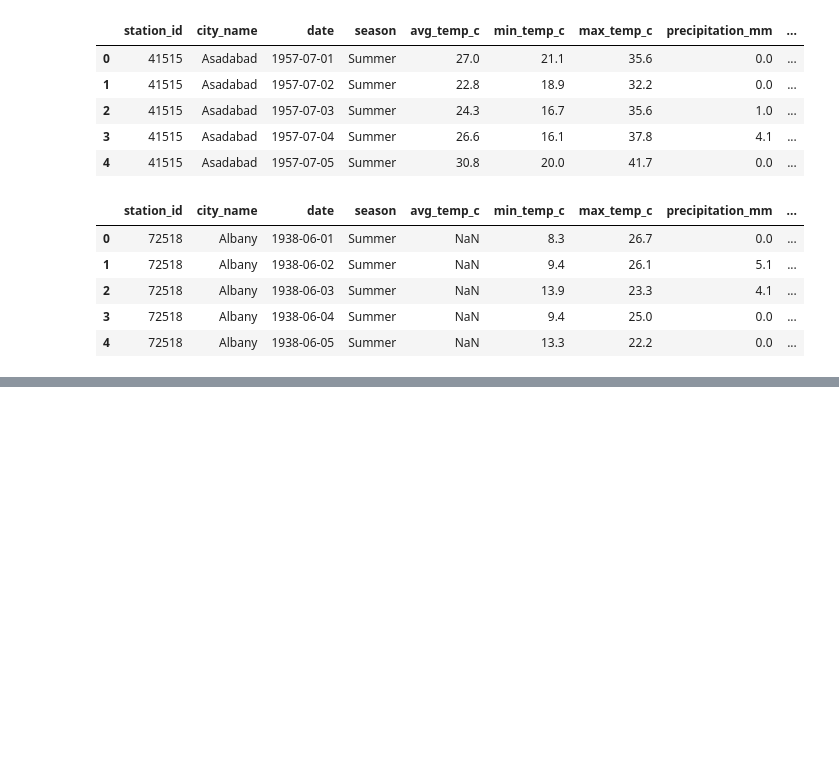
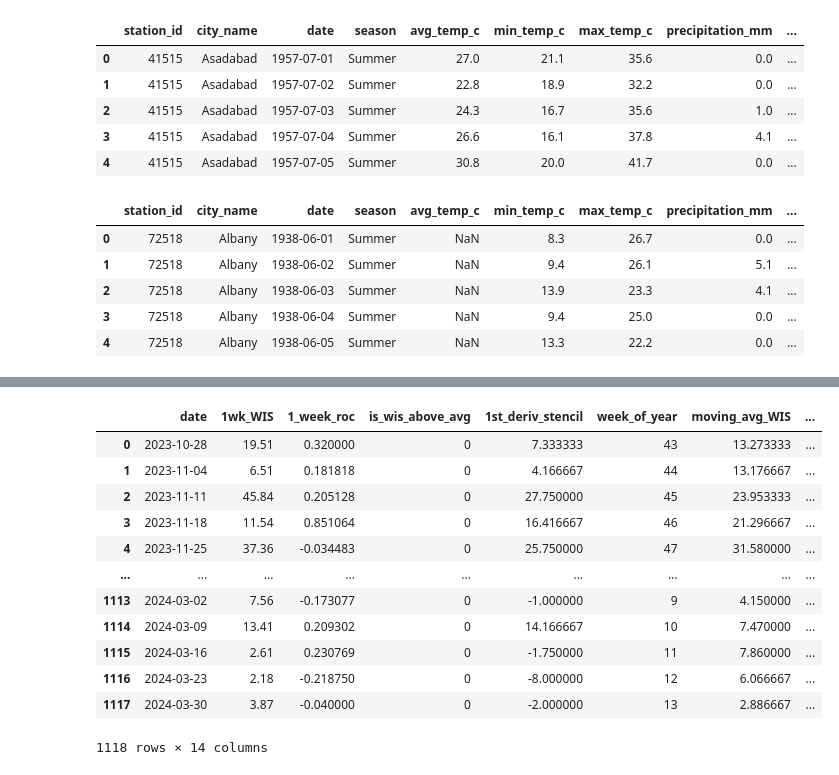
Before and after one commit to atiumcache/flu-forecast-accuracy, a Jupyter notebook: notebooks/weather_data_explore_20240703.ipynb, the cells around one changed output, grey strips where cells are left out. Drawn from its saved outputs; the diff is of its cells as text; code cells hidden in the pictures; blank space fills up the shorter version.

```diff
--- a/notebooks/weather_data_explore_20240703.ipynb
+++ b/notebooks/weather_data_explore_20240703.ipynb
@@ -121,0 +164,17 @@ To get a week's average temperature, we will average the avg_temp_c over the
+# %%
+df = pd.read_csv('../datasets/forest_features_20240702.csv')
+df
+# %% [output]
+|  | date | 1wk_WIS | 1_week_roc | is_wis_above_avg | 1st_deriv_stencil | week_of_year | moving_avg_WIS | ... |
+| 0 | 2023-10-28 | 19.51 | 0.320000 | 0 | 7.333333 | 43 | 13.273333 | ... |
+| 1 | 2023-11-04 | 6.51 | 0.181818 | 0 | 4.166667 | 44 | 13.176667 | ... |
+| 2 | 2023-11-11 | 45.84 | 0.205128 | 0 | 27.750000 | 45 | 23.953333 | ... |
+| 3 | 2023-11-18 | 11.54 | 0.851064 | 0 | 16.416667 | 46 | 21.296667 | ... |
+| 4 | 2023-11-25 | 37.36 | -0.034483 | 0 | 25.750000 | 47 | 31.580000 | ... |
+| ... | ... | ... | ... | ... | ... | ... | ... | ... |
+| 1113 | 2024-03-02 | 7.56 | -0.173077 | 0 | -1.000000 | 9 | 4.150000 | ... |
+| 1114 | 2024-03-09 | 13.41 | 0.209302 | 0 | 14.166667 | 10 | 7.470000 | ... |
+| 1115 | 2024-03-16 | 2.61 | 0.230769 | 0 | -1.750000 | 11 | 7.860000 | ... |
+| 1116 | 2024-03-23 | 2.18 | -0.218750 | 0 | -8.000000 | 12 | 6.066667 | ... |
+| 1117 | 2024-03-30 | 3.87 | -0.040000 | 0 | -2.000000 | 13 | 2.886667 | ... |
+1118 rows × 14 columns
```
Also changed, not shown: parts of 6 cells of this notebook, 7 other files.
